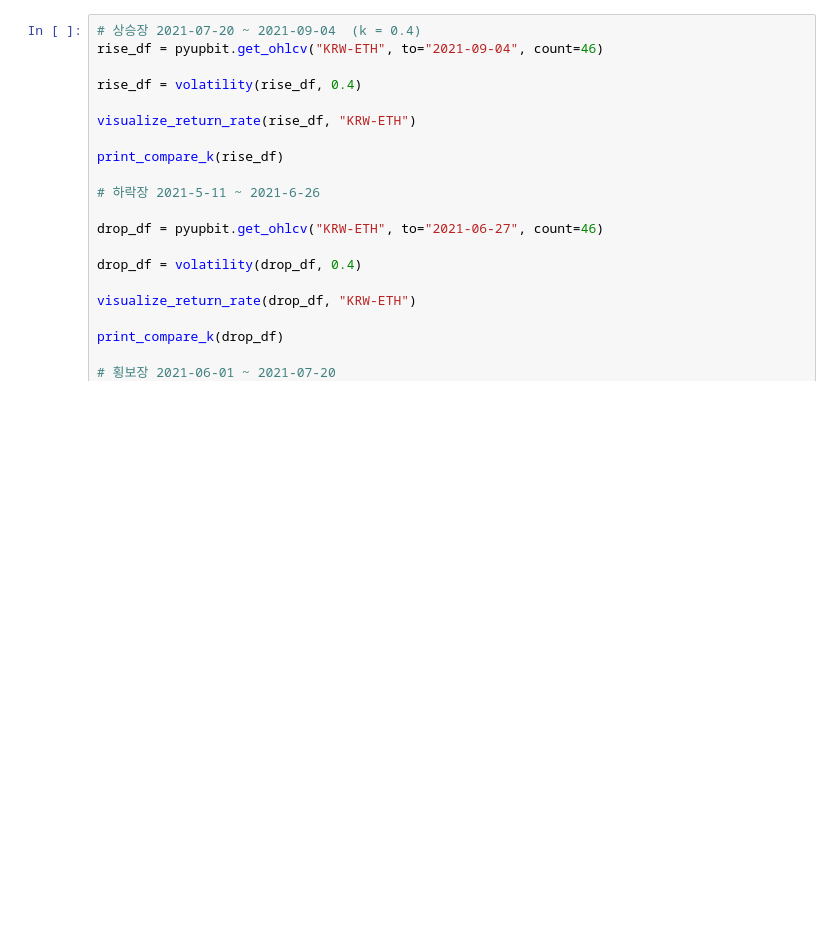
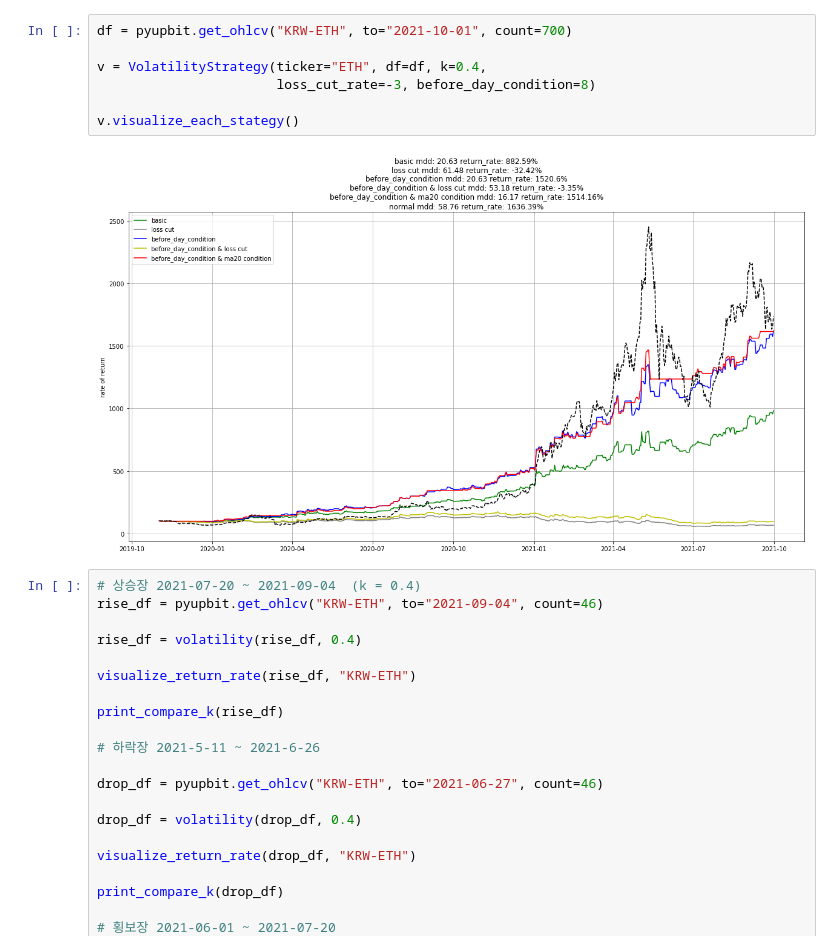
Before and after one commit to happysms/Trading, a Jupyter notebook: ethrium/eth_volatility_backtest.ipynb, the cells around one changed output. Cells and saved outputs as stored; diff of their text form; blank space fills up the shorter version.

```diff
--- a/ethrium/eth_volatility_backtest.ipynb
+++ b/ethrium/eth_volatility_backtest.ipynb
@@ -215,3 +214,12 @@ class MarketDB:
+# %%
+df = pyupbit.get_ohlcv("KRW-ETH", to="2021-10-01", count=700)
+
+v = VolatilityStrategy(ticker="ETH", df=df, k=0.4,
+                       loss_cut_rate=-3, before_day_condition=8)
+
+v.visualize_each_stategy()
+# %% [output]
+[figure, added]
 # %%
 # 상승장 2021-07-20 ~ 2021-09-04  (k = 0.4)
 rise_df = pyupbit.get_ohlcv("KRW-ETH", to="2021-09-04", count=46)
```
Also changed, not shown: parts of 6 cells of this notebook.
